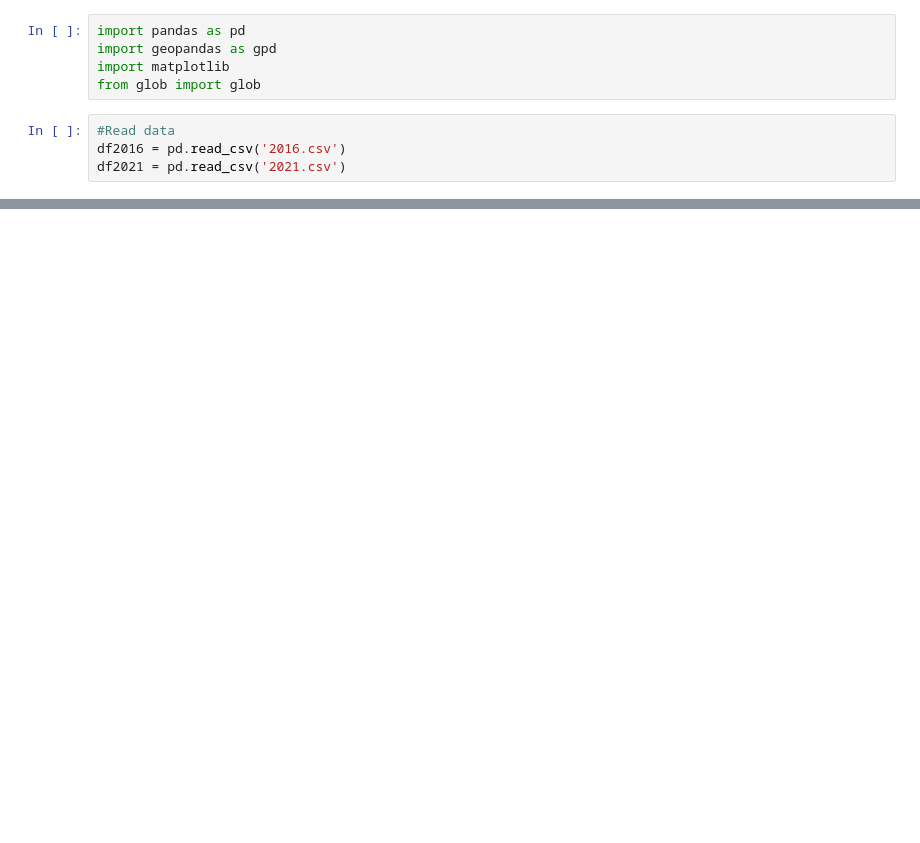
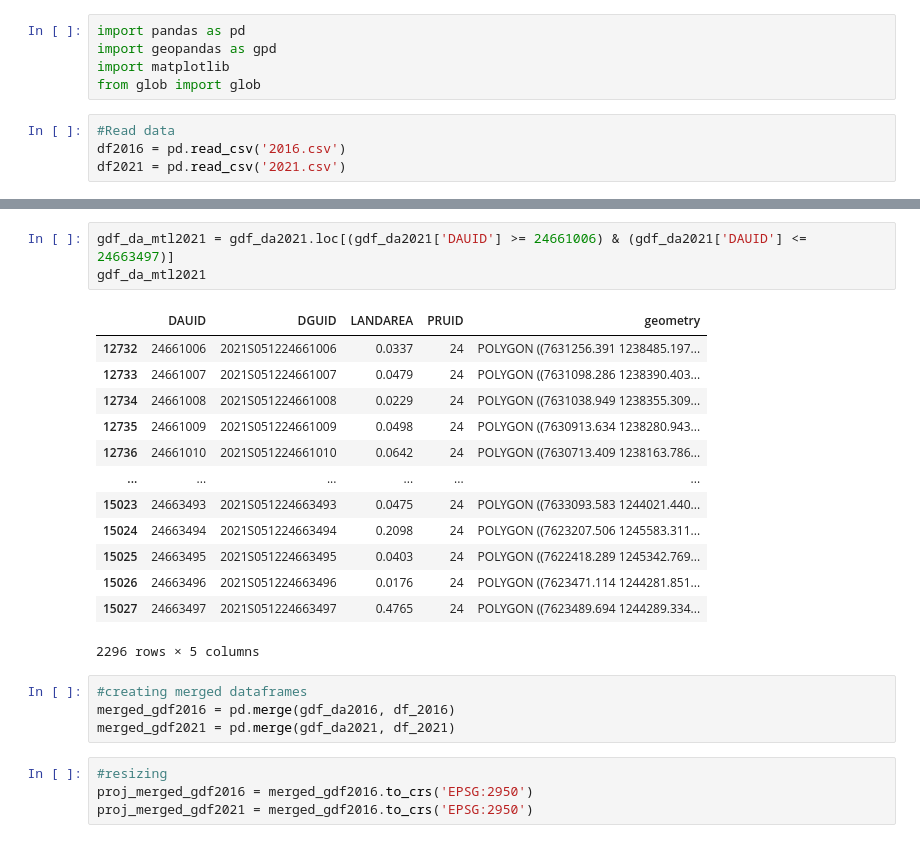
Before and after one commit to BigBustah/Geog464-Final-Dylan-Duplaine, a Jupyter notebook: Project.ipynb, the cells around one changed output, grey strips where cells are left out. Saved outputs shown, nothing was run; the diff lists cells and outputs as text; blank space fills up the shorter version.

```diff
--- a/Project.ipynb
+++ b/Project.ipynb
@@ -32,0 +95,25 @@ df_2021
+# %%
+gdf_da_mtl2021 = gdf_da2021.loc[(gdf_da2021['DAUID'] >= 24661006) & (gdf_da2021['DAUID'] <= 24663497)]
+gdf_da_mtl2021
+# %% [output]
+|  | DAUID | DGUID | LANDAREA | PRUID | geometry |
+| 12732 | 24661006 | 2021S051224661006 | 0.0337 | 24 | POLYGON ((7631256.391 1238485.197... |
+| 12733 | 24661007 | 2021S051224661007 | 0.0479 | 24 | POLYGON ((7631098.286 1238390.403... |
+| 12734 | 24661008 | 2021S051224661008 | 0.0229 | 24 | POLYGON ((7631038.949 1238355.309... |
+| 12735 | 24661009 | 2021S051224661009 | 0.0498 | 24 | POLYGON ((7630913.634 1238280.943... |
+| 12736 | 24661010 | 2021S051224661010 | 0.0642 | 24 | POLYGON ((7630713.409 1238163.786... |
+| ... | ... | ... | ... | ... | ... |
+| 15023 | 24663493 | 2021S051224663493 | 0.0475 | 24 | POLYGON ((7633093.583 1244021.440... |
+| 15024 | 24663494 | 2021S051224663494 | 0.2098 | 24 | POLYGON ((7623207.506 1245583.311... |
+| 15025 | 24663495 | 2021S051224663495 | 0.0403 | 24 | POLYGON ((7622418.289 1245342.769... |
+| 15026 | 24663496 | 2021S051224663496 | 0.0176 | 24 | POLYGON ((7623471.114 1244281.851... |
+| 15027 | 24663497 | 2021S051224663497 | 0.4765 | 24 | POLYGON ((7623489.694 1244289.334... |
+2296 rows × 5 columns
+# %%
+#creating merged dataframes
+merged_gdf2016 = pd.merge(gdf_da2016, df_2016)
+merged_gdf2021 = pd.merge(gdf_da2021, df_2021)
+# %%
+#resizing
+proj_merged_gdf2016 = merged_gdf2016.to_crs('EPSG:2950')
+proj_merged_gdf2021 = merged_gdf2016.to_crs('EPSG:2950')
```
Also changed, not shown: parts of 14 cells of this notebook, 8 other files.
